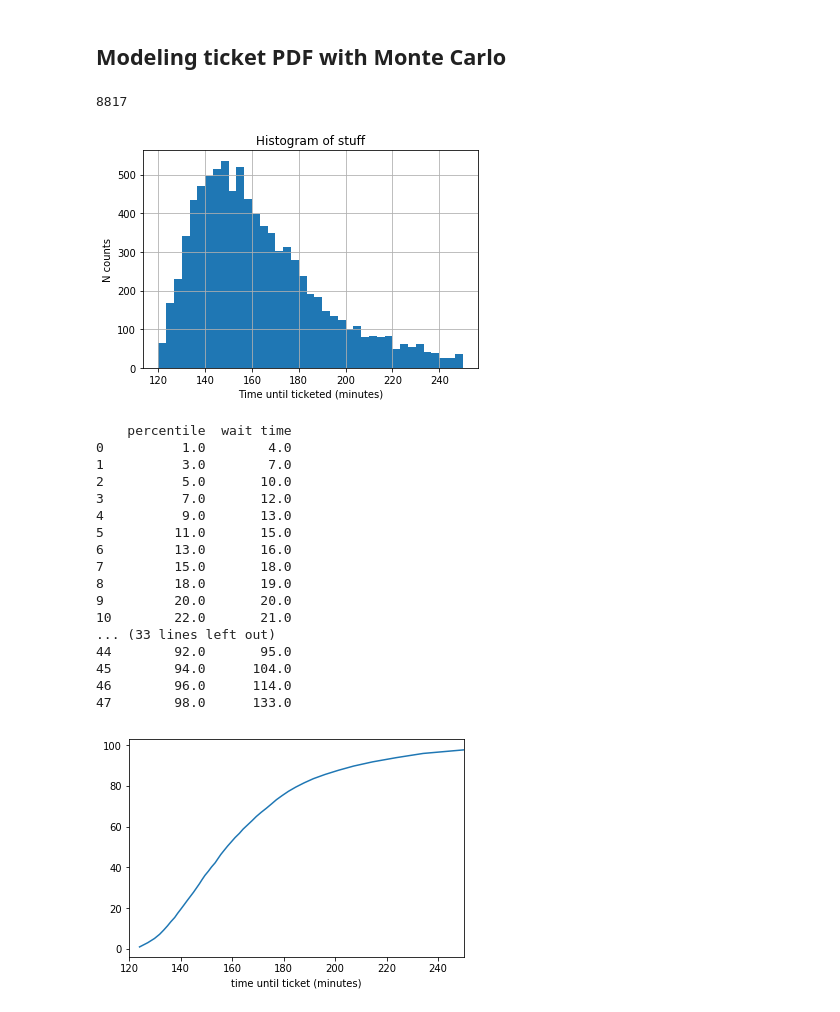
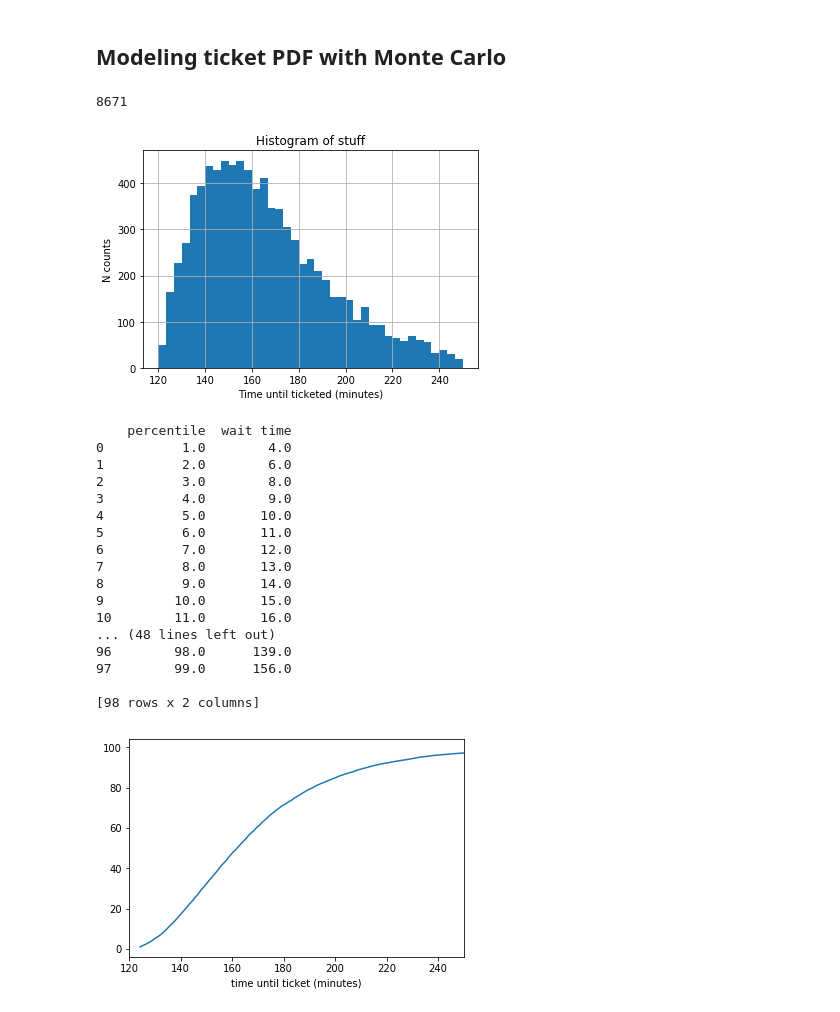
Before and after one commit to adeich/little_sci_comp_projects, a Jupyter notebook: Modeling getting a parking ticket.ipynb, the cells around one changed output. Saved outputs shown, nothing was run; the diff lists cells and outputs as text; code cells hidden in the pictures.

Commit message:
made a cool CDF graph

```diff
--- a/Modeling getting a parking ticket.ipynb
+++ b/Modeling getting a parking ticket.ipynb
@@ -141,52 +141,52 @@ def generate_data(N_trials, mean=30, sigma=10, maxtime=120):
     return data[:trial]
 
 def make_histograms(data):
     wait_times = data[:,0]
 
     # the histogram of the data
     n, bins, patches = plt.hist(wait_times, bins=np.linspace(120,250,40),
                                cumulative=False)
 
 
     plt.xlabel('Time until ticketed (minutes)')
     plt.ylabel('N counts')
     plt.title('Histogram of stuff')
     plt.grid(True)
     plt.show()
 
 def compute_percentiles(data):
-    percentile = np.linspace(1, 98, 48)
+    percentile = np.linspace(1, 99, 98)
     x = np.percentile(data[:,0], percentile, interpolation='higher')
     df = pd.DataFrame(data=zip(percentile, x - 120), columns=['percentile', 'wait time'])
     print(df.round(0))
     fig, ax = plt.subplots(1, 1)
     ax.set_xlabel('time until ticket (minutes)')
     ax.set_xlim([120,250])
     ax.plot(x, percentile)
 
-data = generate_data(N_trials=10000, mean=30, sigma=8)
+data = generate_data(N_trials=10000, mean=30, sigma=15)
 print(len(data))
 
 make_histograms(data)
 compute_percentiles(data)
 # %% [output]
-8817
+8671
-[figure, old version]
+[figure, new version]
     percentile  wait time
 0          1.0        4.0
-1          3.0        7.0
-2          5.0       10.0
-3          7.0       12.0
-4          9.0       13.0
-5         11.0       15.0
-6         13.0       16.0
-7         15.0       18.0
-8         18.0       19.0
-9         20.0       20.0
-10        22.0       21.0
-... (33 lines left out)
-44        92.0       95.0
-45        94.0      104.0
-46        96.0      114.0
-47        98.0      133.0
+1          2.0        6.0
+2          3.0        8.0
+3          4.0        9.0
+4          5.0       10.0
+5          6.0       11.0
+6          7.0       12.0
+7          8.0       13.0
+8          9.0       14.0
+9         10.0       15.0
+10        11.0       16.0
+... (48 lines left out)
+96        98.0      139.0
+97        99.0      156.0
+
+[98 rows x 2 columns]
-[figure, old version]
+[figure, new version]
```
Also changed, not shown: parts of 4 cells of this notebook.
